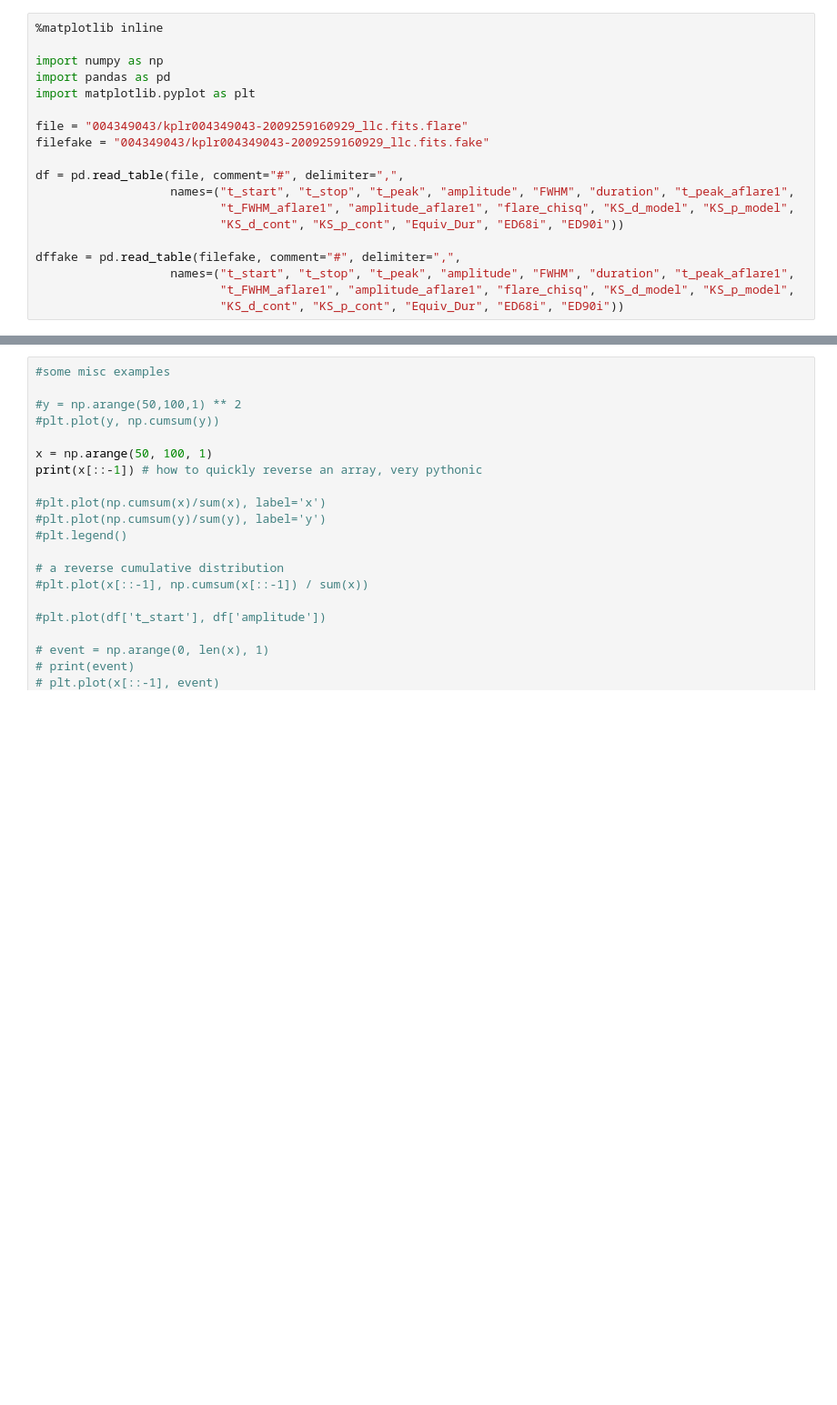
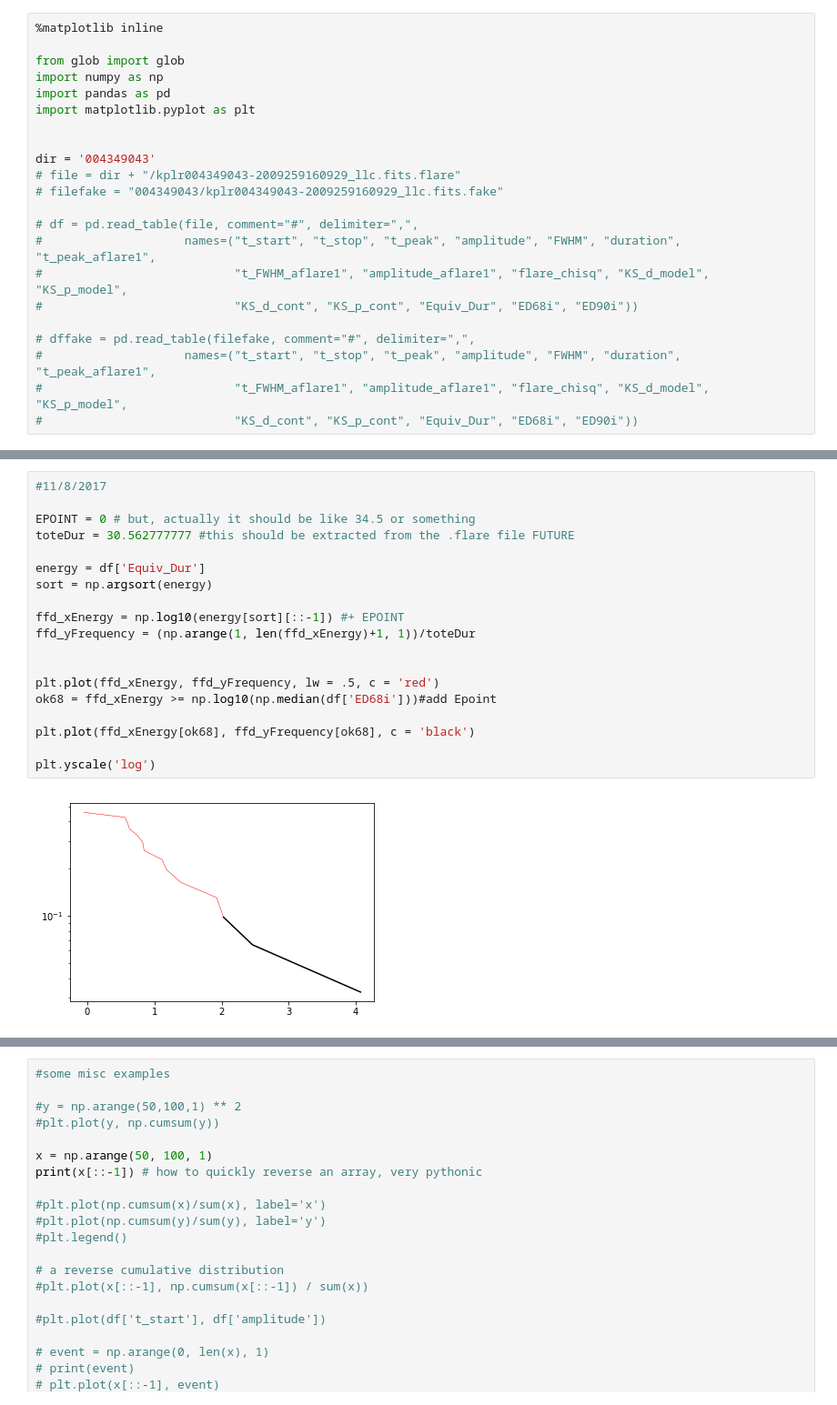
Before and after one commit to mscoggs/flare_cycles, a Jupyter notebook: flaregraphs.ipynb, the cells around one changed output, grey strips where cells are left out. Shown at 91% size. Drawn from its saved outputs; the diff is of its cells as text; blank space fills up the shorter version.

```diff
--- a/flaregraphs.ipynb
+++ b/flaregraphs.ipynb
@@ -1,19 +1,22 @@
 # %%
 %matplotlib inline
 
+from glob import glob
 import numpy as np
 import pandas as pd
 import matplotlib.pyplot as plt
 
-file = "004349043/kplr004349043-2009259160929_llc.fits.flare"
-filefake = "004349043/kplr004349043-2009259160929_llc.fits.fake"
 
-df = pd.read_table(file, comment="#", delimiter=",",
-                   names=("t_start", "t_stop", "t_peak", "amplitude", "FWHM", "duration", "t_peak_aflare1",
-                          "t_FWHM_aflare1", "amplitude_aflare1", "flare_chisq", "KS_d_model", "KS_p_model",
-                          "KS_d_cont", "KS_p_cont", "Equiv_Dur", "ED68i", "ED90i"))
+dir = '004349043'
+# file = dir + "/kplr004349043-2009259160929_llc.fits.flare"
+# filefake = "004349043/kplr004349043-2009259160929_llc.fits.fake"
 
-dffake = pd.read_table(filefake, comment="#", delimiter=",",
-                   names=("t_start", "t_stop", "t_peak", "amplitude", "FWHM", "duration", "t_peak_aflare1",
-                          "t_FWHM_aflare1", "amplitude_aflare1", "flare_chisq", "KS_d_model", "KS_p_model",
-                          "KS_d_cont", "KS_p_cont", "Equiv_Dur", "ED68i", "ED90i"))
+# df = pd.read_table(file, comment="#", delimiter=",",
+#                    names=("t_start", "t_stop", "t_peak", "amplitude", "FWHM", "duration", "t_peak_aflare1",
+#                           "t_FWHM_aflare1", "amplitude_aflare1", "flare_chisq", "KS_d_model", "KS_p_model",
+#                           "KS_d_cont", "KS_p_cont", "Equiv_Dur", "ED68i", "ED90i"))
+
+# dffake = pd.read_table(filefake, comment="#", delimiter=",",
+#                    names=("t_start", "t_stop", "t_peak", "amplitude", "FWHM", "duration", "t_peak_aflare1",
+#                           "t_FWHM_aflare1", "amplitude_aflare1", "flare_chisq", "KS_d_model", "KS_p_model",
+#                           "KS_d_cont", "KS_p_cont", "Equiv_Dur", "ED68i", "ED90i"))
@@ -20 +83,22 @@ dffake = pd.read_table(filefake, comment="#", delimiter=",",
+# %%
+#11/8/2017
+
+EPOINT = 0 # but, actually it should be like 34.5 or something
+toteDur = 30.562777777 #this should be extracted from the .flare file FUTURE
+
+energy = df['Equiv_Dur']
+sort = np.argsort(energy)
+
+ffd_xEnergy = np.log10(energy[sort][::-1]) #+ EPOINT
+ffd_yFrequency = (np.arange(1, len(ffd_xEnergy)+1, 1))/toteDur
+
+
+plt.plot(ffd_xEnergy, ffd_yFrequency, lw = .5, c = 'red')
+ok68 = ffd_xEnergy >= np.log10(np.median(df['ED68i']))#add Epoint
+
+plt.plot(ffd_xEnergy[ok68], ffd_yFrequency[ok68], c = 'black')
+
+plt.yscale('log')
+# %% [output]
+[figure, added]
 # %%
```
Also changed, not shown: parts of 5 cells of this notebook.
